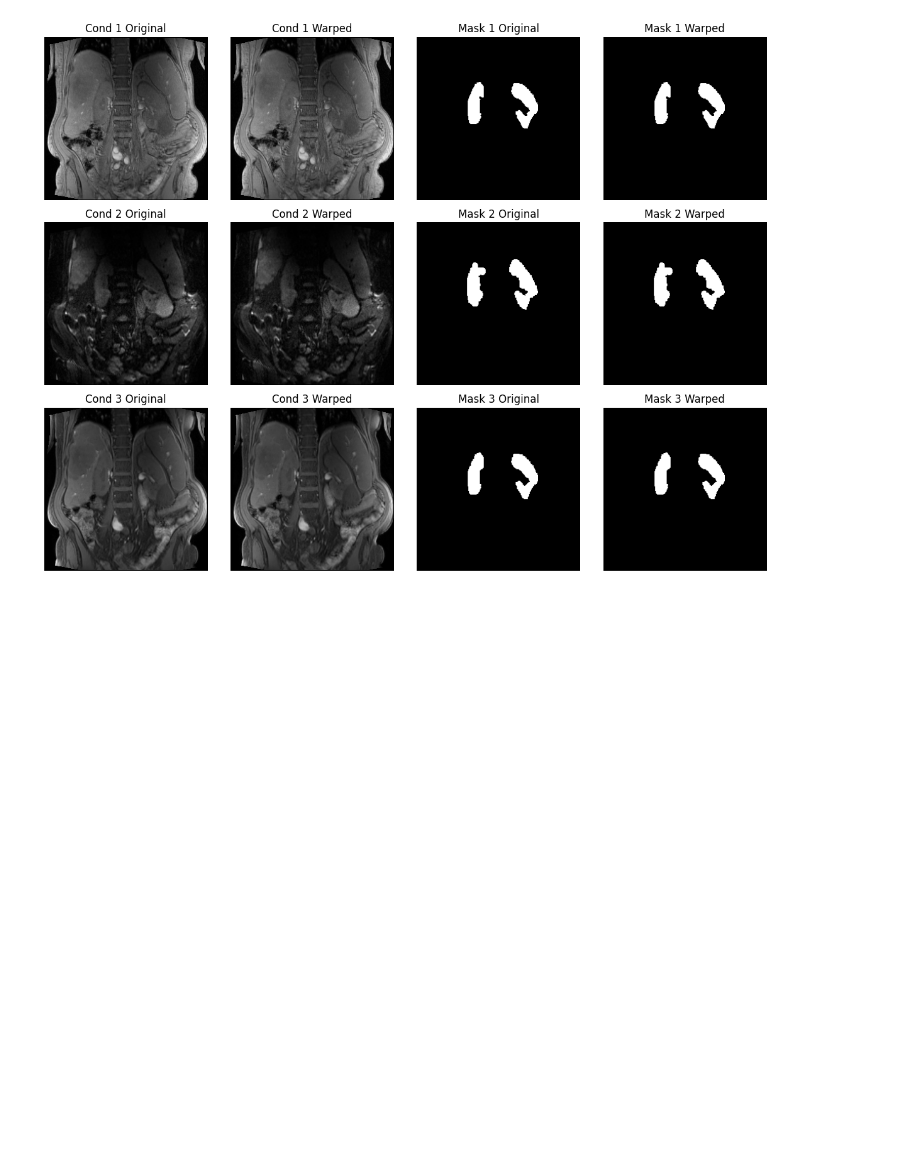
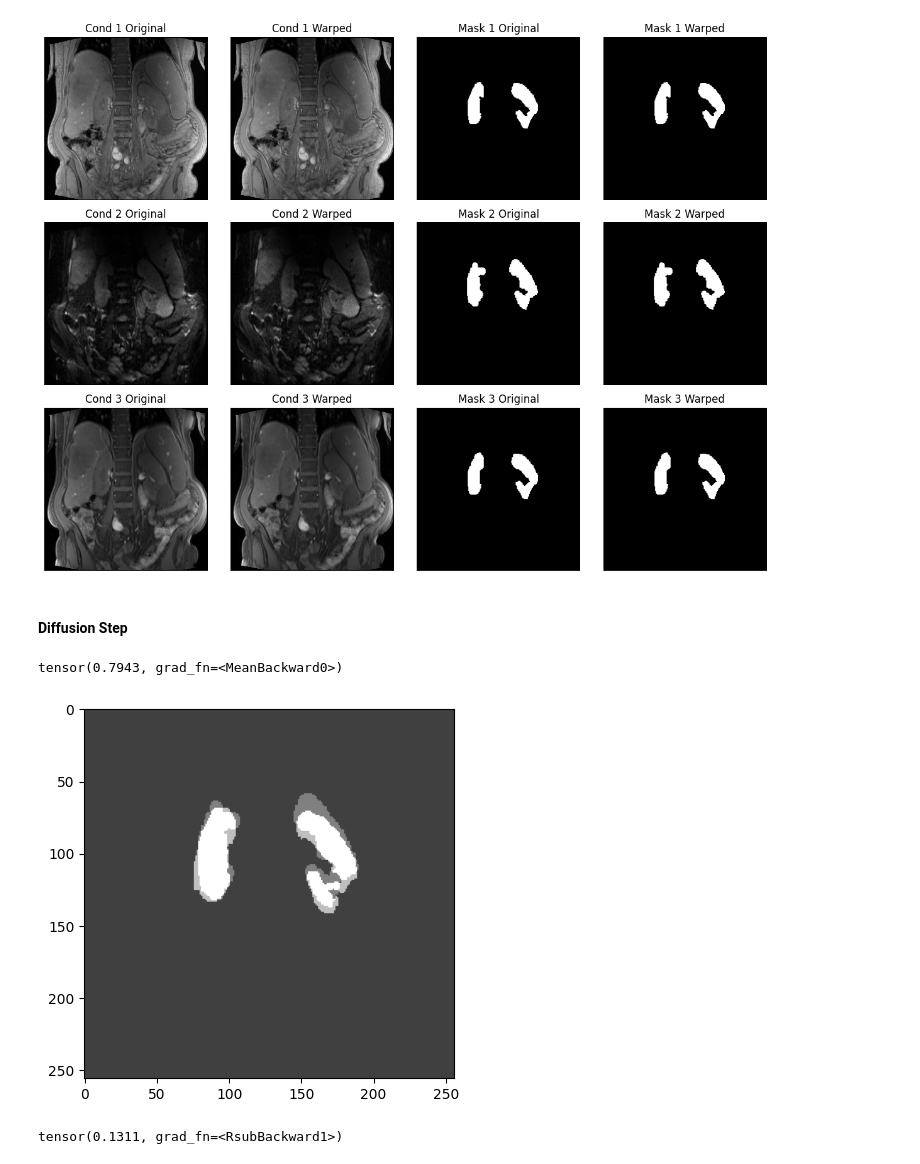
Before and after one commit to unicorne/MU-Diff, a Jupyter notebook: explore_registration.ipynb, the cells around one changed output. Drawn from its saved outputs; the diff is of its cells as text; code cells hidden in the pictures; blank space fills up the shorter version.

```diff
--- a/explore_registration.ipynb
+++ b/explore_registration.ipynb
@@ -485,3 +485,5 @@ plt.tight_layout()
 plt.show()
 # %% [output]
 [figure]
+# %% [markdown]
+#### Diffusion Step
@@ -487,0 +539,48 @@ plt.show()
+# %%
+# Place this in your train_utils.py or at the top of the train script
+def dice_loss(pred, target, smooth=1.):
+    target = (target + 1) / 2.0
+    pred = (pred + 1) / 2.0
+    intersection = (pred * target).sum(dim=(2, 3))
+    union = (pred+target).sum(dim=(2, 3))
+    dice = (2. * intersection + smooth) / (union + smooth)
+    return 1-dice.mean()
+
+def smoothness_loss(flow):
+    dy = torch.abs(flow[:, :, 1:, :] - flow[:, :, :-1, :])
+    dx = torch.abs(flow[:, :, :, 1:] - flow[:, :, :, :-1])
+    return (torch.mean(dx**2) + torch.mean(dy**2)) / 2.0
+
+def dice_coefficient_numpy(y_true, y_pred, smooth=1e-6):
+    # transform from -1,1 to 0,1 range
+    y_true = (y_true > 0.5).astype(np.float32)
+    y_pred = (y_pred > 0.5).astype(np.float32)
+    y_true_f = np.reshape(y_true, [-1])
+    y_pred_f = np.reshape(y_pred, [-1])
+    intersection = np.sum(y_true_f * y_pred_f)
+    return (2. * intersection + smooth) / (np.sum(y_true_f) + np.sum(y_pred_f) + smooth)
+
+loss_reg_dice = (dice_loss(mask1_warped, target_mask) +
+                dice_loss(mask2_warped, target_mask) +
+                dice_loss(mask3_warped, target_mask)) / 3.0
+
+loss_reg_smooth = (smoothness_loss(flow1) +
+                smoothness_loss(flow2) +
+                smoothness_loss(flow3)) / 3.0
+# %%
+plt.imshow(mask2_warped[0, 0].detach().cpu(), cmap='gray', alpha=0.5)
+plt.imshow(target_mask[0, 0].detach().cpu(), cmap='gray', alpha=0.5)
+dice_loss(mask2_warped, target_mask)
+# %% [output]
+tensor(0.7943, grad_fn=<MeanBackward0>)
+[figure, added]
+# %%
+target = (target_mask + 1) / 2.0
+pred = (mask3_warped + 1) / 2.0
+#pred = torch.sigmoid(pred) # Assuming network output is logits
+intersection = (pred * target).sum(dim=(2, 3))
+union = pred.sum(dim=(2, 3)) + target.sum(dim=(2, 3))
+
+1-((2. * intersection + 0.001) / (union + 0.001)).mean()
+# %% [output]
+tensor(0.1311, grad_fn=<RsubBackward1>)
```
Also changed, not shown: parts of 3 cells of this notebook, 42 other files.
